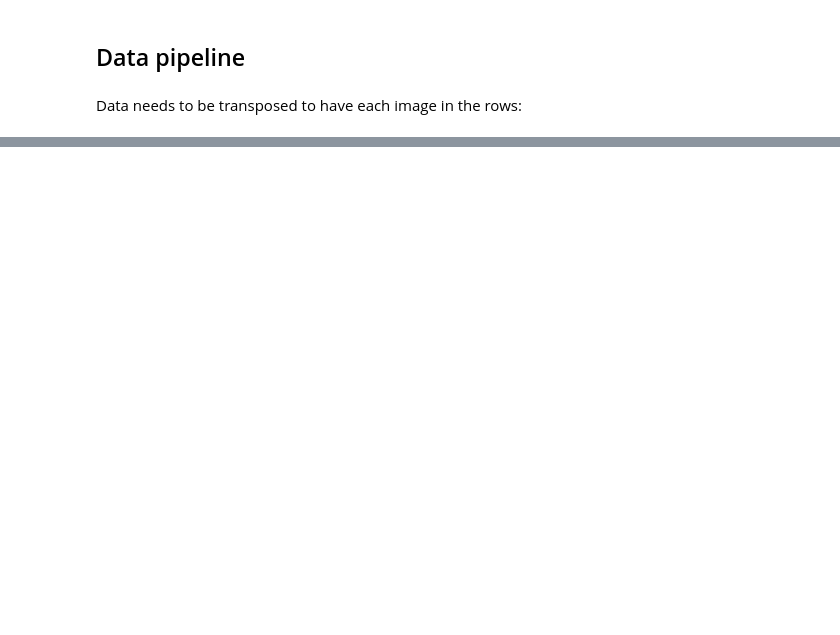
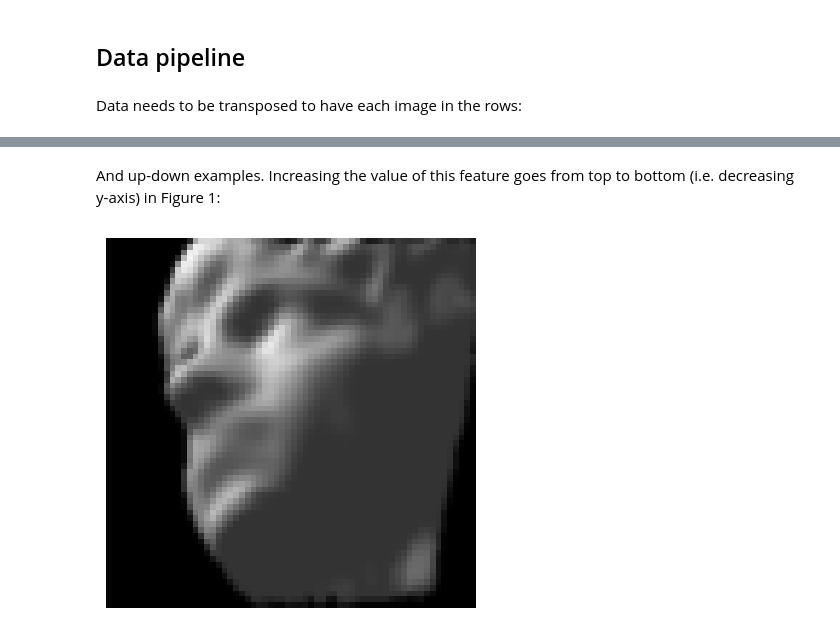
Before and after one commit to jlmelville/drnb, a Jupyter notebook: notebooks/data-pipeline/isofaces.ipynb, the cells around one changed output, grey strips where cells are left out. Saved outputs shown, nothing was run; the diff lists cells and outputs as text; code cells hidden in the pictures; blank space fills up the shorter version.

```diff
--- a/notebooks/data-pipeline/isofaces.ipynb
+++ b/notebooks/data-pipeline/isofaces.ipynb
@@ -84,0 +97,6 @@ time: 3.71 ms (started: 2022-09-15 22:51:29 -07:00)
+# %% [markdown]
+And up-down examples. Increasing the value of this feature goes from top to bottom (i.e. decreasing y-axis) in Figure 1:
+# %%
+show_face(faces_data["images"], np.argmin(faces_data["poses"][1]))
+# %% [output]
+[figure, added]
```
Also changed, not shown: parts of 21 cells of this notebook.
